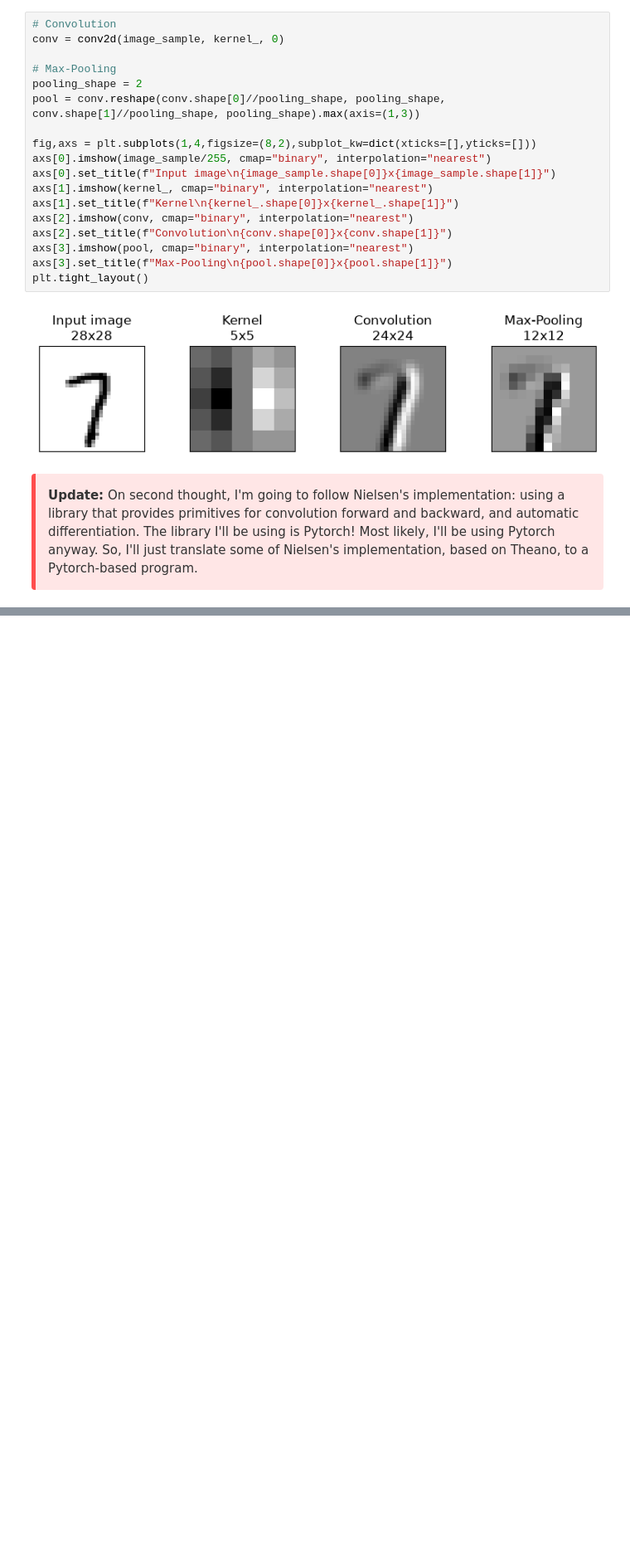
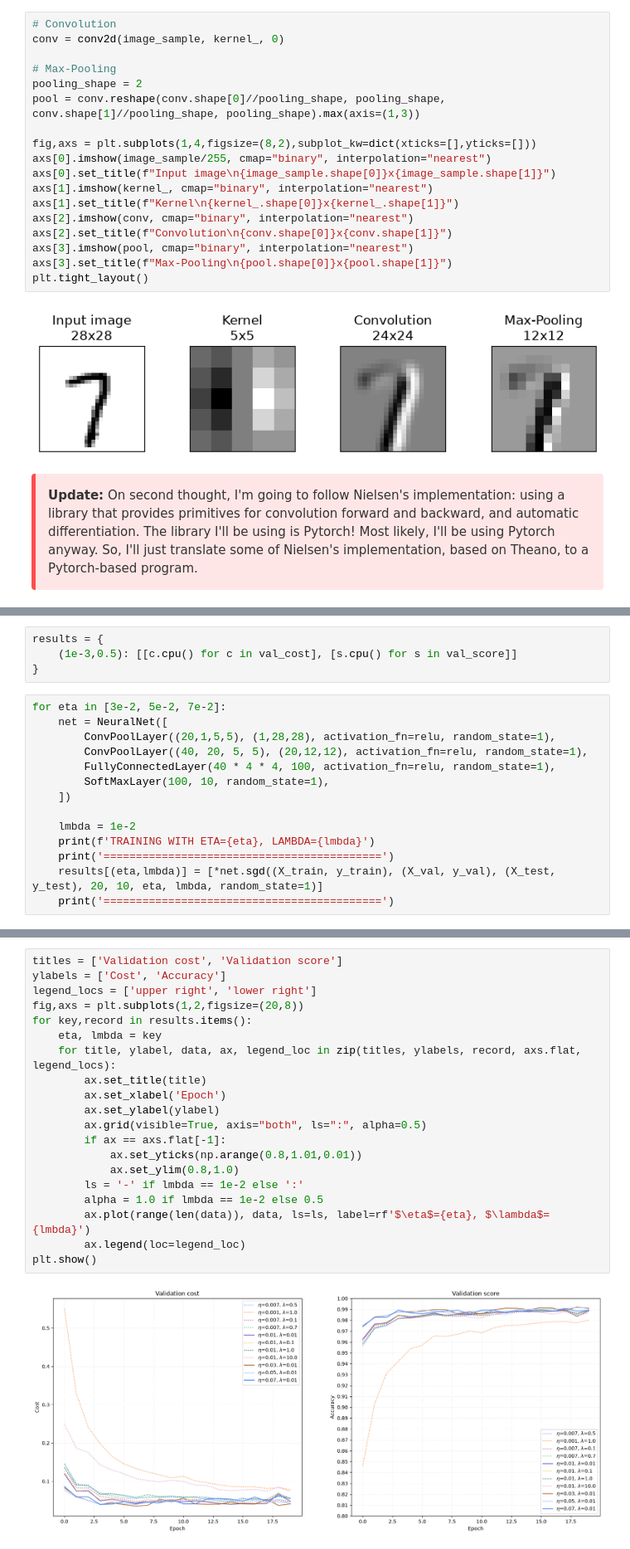
Before and after one commit to svd-jelo/deep-learning, a Jupyter notebook: 401-foundations-of-convnets.ipynb, the cells around one changed output, grey strips where cells are left out. Shown at 83% size. Cells and saved outputs as stored; diff of their text form; blank space fills up the shorter version.

```diff
--- a/401-foundations-of-convnets.ipynb
+++ b/401-foundations-of-convnets.ipynb
@@ -201,0 +217,18 @@ plt.tight_layout()
+# %%
+results = {
+    (1e-3,0.5): [[c.cpu() for c in val_cost], [s.cpu() for s in val_score]]
+}
+# %%
+for eta in [3e-2, 5e-2, 7e-2]:
+    net = NeuralNet([
+        ConvPoolLayer((20,1,5,5), (1,28,28), activation_fn=relu, random_state=1),
+        ConvPoolLayer((40, 20, 5, 5), (20,12,12), activation_fn=relu, random_state=1),
+        FullyConnectedLayer(40 * 4 * 4, 100, activation_fn=relu, random_state=1),
+        SoftMaxLayer(100, 10, random_state=1),
+    ])
+
+    lmbda = 1e-2
+    print(f'TRAINING WITH ETA={eta}, LAMBDA={lmbda}')
+    print('===========================================')
+    results[(eta,lmbda)] = [*net.sgd((X_train, y_train), (X_val, y_val), (X_test, y_test), 20, 10, eta, lmbda, random_state=1)]
+    print('===========================================')
@@ -201,0 +253,22 @@ plt.tight_layout()
+# %%
+titles = ['Validation cost', 'Validation score']
+ylabels = ['Cost', 'Accuracy']
+legend_locs = ['upper right', 'lower right']
+fig,axs = plt.subplots(1,2,figsize=(20,8))
+for key,record in results.items():
+    eta, lmbda = key
+    for title, ylabel, data, ax, legend_loc in zip(titles, ylabels, record, axs.flat, legend_locs):
+        ax.set_title(title)
+        ax.set_xlabel('Epoch')
+        ax.set_ylabel(ylabel)
+        ax.grid(visible=True, axis="both", ls=":", alpha=0.5)
+        if ax == axs.flat[-1]:
+            ax.set_yticks(np.arange(0.8,1.01,0.01))
+            ax.set_ylim(0.8,1.0)
+        ls = '-' if lmbda == 1e-2 else ':'
+        alpha = 1.0 if lmbda == 1e-2 else 0.5
+        ax.plot(range(len(data)), data, ls=ls, label=rf'$\eta$={eta}, $\lambda$={lmbda}')
+        ax.legend(loc=legend_loc)
+plt.show()
+# %% [output]
+[figure, added]
```
Also changed, not shown: parts of 13 cells of this notebook.
